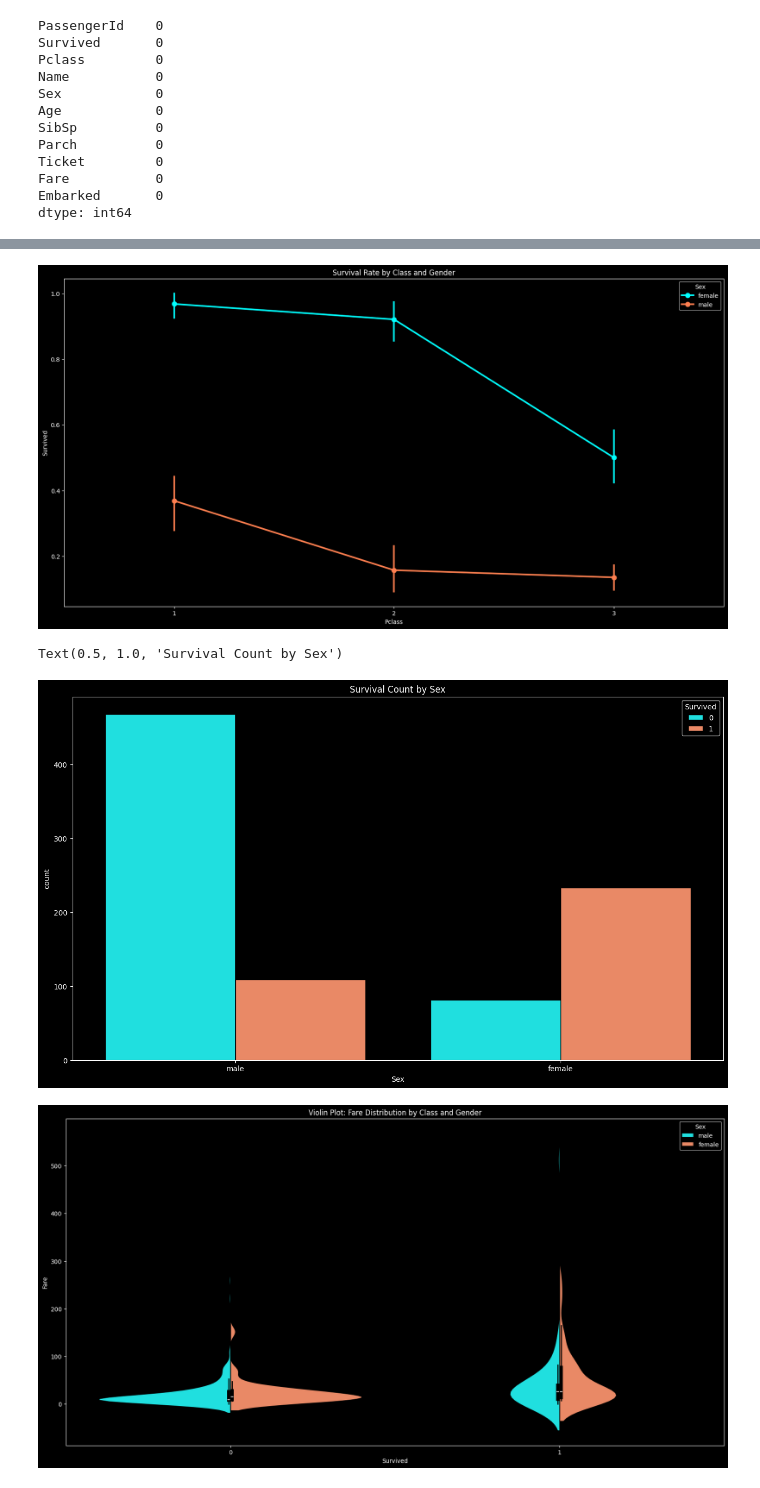
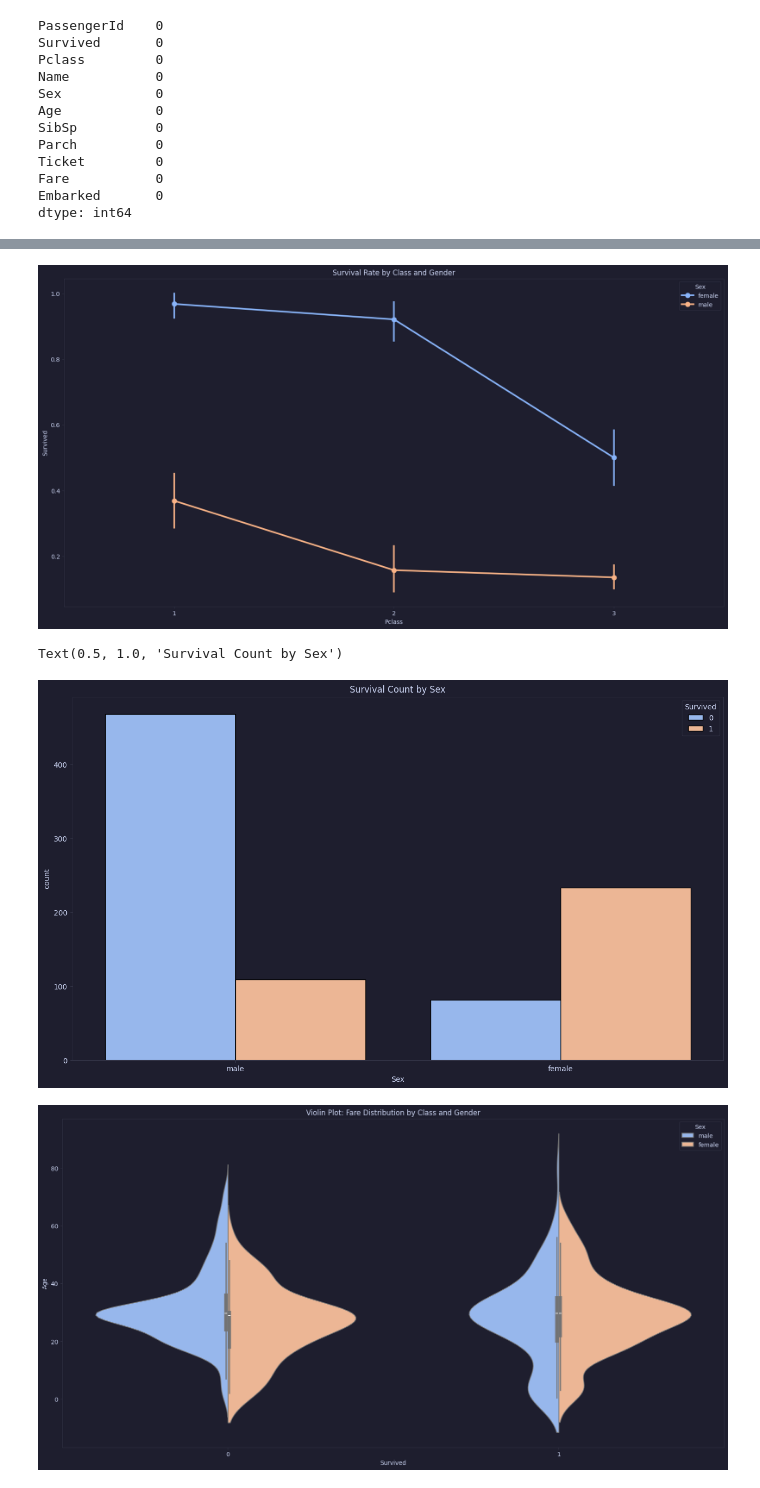
Before and after one commit to sarveshmhadgut/DSBDAL-Coursework, a Jupyter notebook: Mock Prep/data_viz_01+02.ipynb, the cells around one changed output, grey strips where cells are left out. Saved outputs shown, nothing was run; the diff lists cells and outputs as text; code cells hidden in the pictures.

```diff
--- a/Mock Prep/data_viz_01+02.ipynb
+++ b/Mock Prep/data_viz_01+02.ipynb
@@ -1,8 +5,12 @@
 # %%
+import catppuccin
+import matplotlib
 import pandas as pd
 import numpy as np
 import matplotlib.pyplot as plt
 import seaborn as sns
+
+matplotlib.style.use(["dark_background", catppuccin.PALETTE.mocha.identifier])
 # %%
 df = pd.read_csv("../datasets/data_titanic.csv")
 # %%
@@ -178,40 +191,36 @@ Text(0.5, 1.0, 'Age vs Fare')
 # %%
 plt.figure(figsize=(20, 10))
-sns.pointplot(x="Pclass", y="Survived", hue="Sex", data=df, palette=["cyan", "coral"])
+sns.pointplot(x="Pclass", y="Survived", hue="Sex", data=df)
 plt.title("Survival Rate by Class and Gender")
 plt.show()
 # %% [output]
-[figure, old version]
+[figure, new version]
 # %%
-# Count Plot: Survival by Sex
 plt.figure(figsize=(16, 9))
 sns.countplot(
     x="Sex",
     hue="Survived",
     data=df,
-    palette=["cyan", "coral"],
     edgecolor="black",
 )
 plt.title("Survival Count by Sex")
 # %% [output]
 Text(0.5, 1.0, 'Survival Count by Sex')
-[figure, old version]
+[figure, new version]
 # %%
 plt.figure(figsize=(20, 10))
 
 sns.violinplot(
     x="Survived",
-    y="Fare",
+    y="Age",
     hue="Sex",
     data=df,
     split=True,
-    palette=["cyan", "coral"],
-    edgecolor="black",
 )
 plt.title("Violin Plot: Fare Distribution by Class and Gender")
 plt.show()
 # %% [output]
-[figure, old version]
+[figure, new version]
 # %%
 plt.figure(figsize=(20, 10))
 
```
Also changed, not shown: parts of 11 cells of this notebook, 1 other file.
